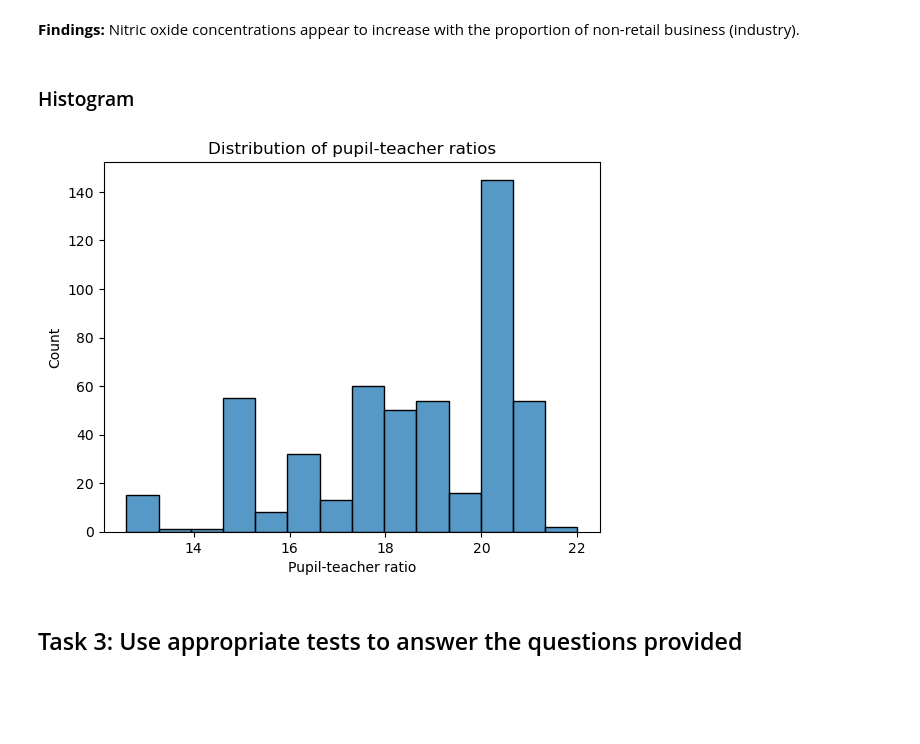
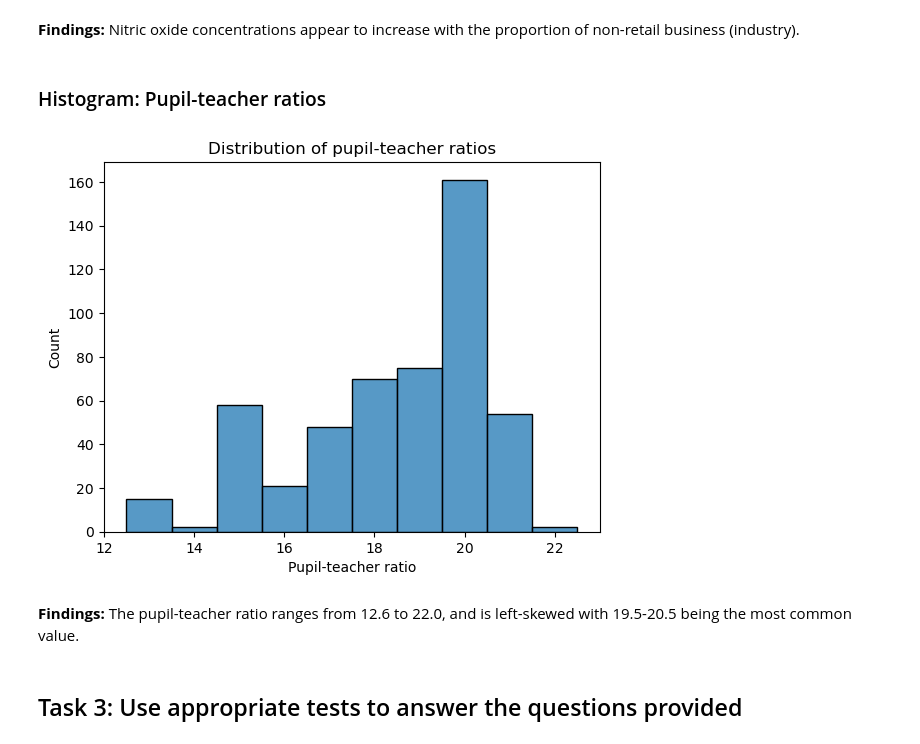
Before and after one commit to N-Parsons/IBM_DataScience, a Jupyter notebook: Peer_Graded_Assignment_jupyterlite.ipynb, the cells around one changed output. Cells and saved outputs as stored; diff of their text form; code cells hidden in the pictures; blank space fills up the shorter version.

Commit message:
Add missing explanation/findings section

```diff
--- a/Peer_Graded_Assignment_jupyterlite.ipynb
+++ b/Peer_Graded_Assignment_jupyterlite.ipynb
@@ -135,20 +135,23 @@ plt.show()
 # %% [markdown]
 **Findings:** Nitric oxide concentrations appear to increase with the proportion of non-retail business (industry).
 # %% [markdown]
-### Histogram
+### Histogram: Pupil-teacher ratios
 # %%
 ax = sns.histplot(
     data=df,
     x="PTRATIO",
+    bins=[i - 0.5 for i in range(13, 24, 1)],
 )
 
 ax.set_title("Distribution of pupil-teacher ratios")
 ax.set_xlabel("Pupil-teacher ratio")
 ax.set_ylabel("Count")
 
 plt.show()
 # %% [output]
-[figure, old version]
+[figure, new version]
+# %% [markdown]
+**Findings:** The pupil-teacher ratio ranges from 12.6 to 22.0, and is left-skewed with 19.5-20.5 being the most common value.
 # %% [markdown]
 ## Task 3: Use appropriate tests to answer the questions provided
 # %% [markdown]
```
Also changed, not shown: parts of 1 cell of this notebook.
